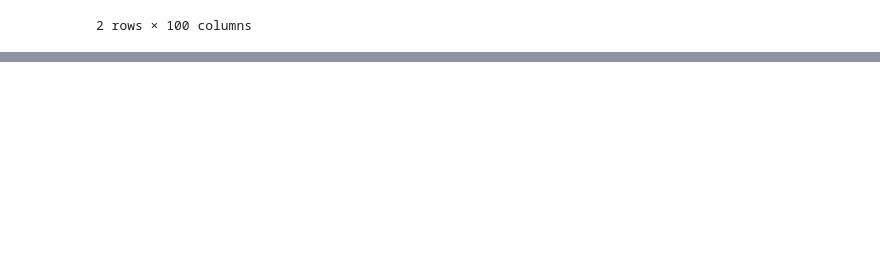
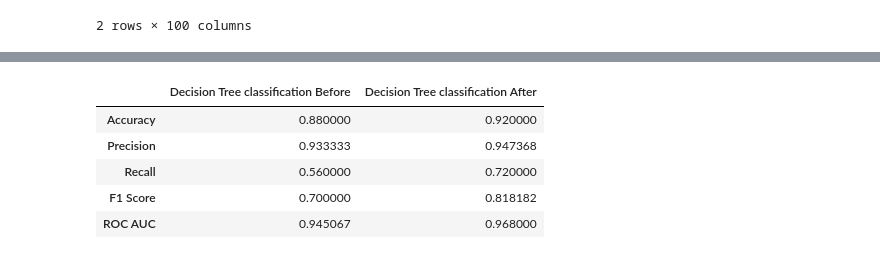
Before and after one commit to Megalodonte/BGHWSW, a Jupyter notebook: Aircraft-pred-main/predictive-maintenance-master/adesso.ipynb, the cells around one changed output, grey strips where cells are left out. Saved outputs shown, nothing was run; the diff lists cells and outputs as text; code cells hidden in the pictures; blank space fills up the shorter version.

```diff
--- a/Aircraft-pred-main/predictive-maintenance-master/adesso.ipynb
+++ b/Aircraft-pred-main/predictive-maintenance-master/adesso.ipynb
@@ -857,5 +860,8 @@ This is clearly unbalanced dataset, so we should not depend on classification Ac
+# %%
+df_train = pd.read_csv('data/trainmine_selected.csv')
+df_test = pd.read_csv('data/testmine_selected.csv')
 # %%
-#Prepare data for regression model
+#Prepare data for classification model
 
 # original features
 features_orig = ['setting1','setting2','s2','s3','s4','s6','s7','s8',
@@ -875,5 +881,5 @@ X_test_orig = df_test[features_orig]
 X_train_extr = df_train[features_extr]
 X_test_extr = df_test[features_extr]
 
-y_train = df_train['ttf']
-y_test = df_test['ttf']
+y_train = df_train['label_bnc']
+y_test = df_test['label_bnc']
@@ -940,0 +886,42 @@ plot_residual('Random Forest Regression', y_train_predict, y_train, y_test_predi
+# %%
+def get_classification_metrics(model, y_test, y_pred, y_score):
+
+    binclass_metrics = {
+                        'Accuracy' : metrics.accuracy_score(y_test, y_pred),
+                        'Precision' : metrics.precision_score(y_test, y_pred),
+                        'Recall' : metrics.recall_score(y_test, y_pred),
+                        'F1 Score' : metrics.f1_score(y_test, y_pred),
+                        'ROC AUC' : metrics.roc_auc_score(y_test, y_score)
+                       }
+
+    df_regr_metrics = pd.DataFrame.from_dict(binclass_metrics, orient='index')
+    df_regr_metrics.columns = [model]
+    return df_regr_metrics
+# %%
+dtcls_orig = DecisionTreeClassifier(criterion='entropy', max_depth=5, random_state=42)
+dtcls_extr = DecisionTreeClassifier(criterion='entropy', max_depth=5, random_state=42)
+
+dtcls_orig.fit(X_train_orig, y_train)
+dtcls_extr.fit(X_train_extr, y_train)
+
+y_test_predict_orig = dtcls_orig.predict(X_test_orig)
+y_test_predict_extr = dtcls_extr.predict(X_test_extr)
+
+y_train_predict_orig = dtcls_orig.predict(X_train_orig)
+y_train_predict_extr = dtcls_extr.predict(X_train_extr)
+
+y_score_orig = dtcls_orig.predict_proba(X_test_orig)[:,1]
+y_score_extr = dtcls_extr.predict_proba(X_test_extr)[:,1]
+
+dtrg_metrics_orig = get_classification_metrics('Decision Tree classification Before', y_test, y_test_predict_orig, y_score_orig)
+dtrg_metrics_extr = get_classification_metrics('Decision Tree classification After', y_test, y_test_predict_extr, y_score_extr)
+
+final_dtrg = pd.concat([dtrg_metrics_orig,dtrg_metrics_extr], axis=1)
+final_dtrg
+# %% [output]
+|  | Decision Tree classification Before | Decision Tree classification After |
+| Accuracy | 0.880000 | 0.920000 |
+| Precision | 0.933333 | 0.947368 |
+| Recall | 0.560000 | 0.720000 |
+| F1 Score | 0.700000 | 0.818182 |
+| ROC AUC | 0.945067 | 0.968000 |
```
Also changed, not shown: parts of 12 cells of this notebook, 1 other file.
